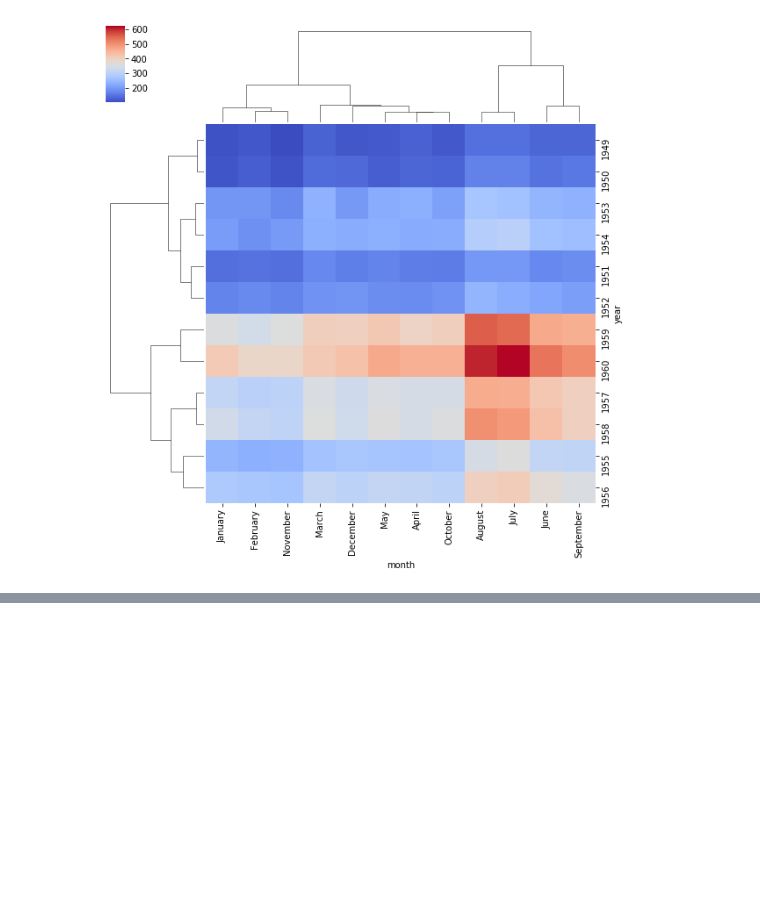
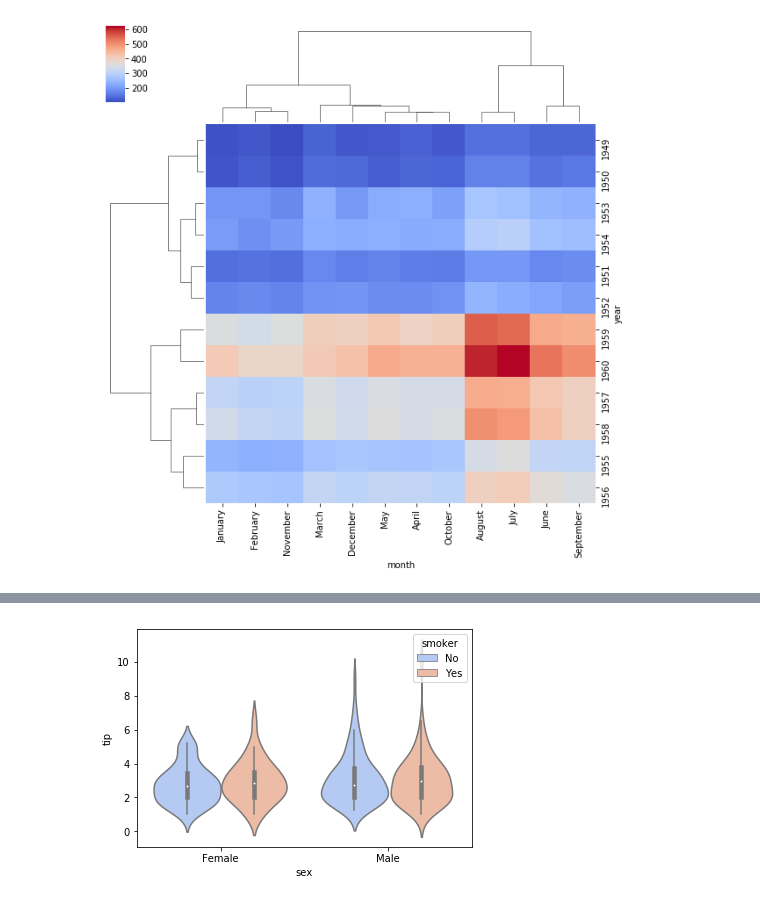
Before and after one commit to yaminisingh31/python, a Jupyter notebook: data_science/Pandas.ipynb, the cells around one changed output, grey strips where cells are left out. Drawn from its saved outputs; the diff is of its cells as text; code cells hidden in the pictures; blank space fills up the shorter version.

```diff
--- a/data_science/Pandas.ipynb
+++ b/data_science/Pandas.ipynb
@@ -348,0 +387,5 @@ sns.clustermap(data,cmap="coolwarm")
+# %%
+sns.violinplot(x="sex",y="tip",hue="smoker",data=df,palette="coolwarm")
+plt.show()
+# %% [output]
+[figure, added]
```
Also changed, not shown: parts of 15 cells of this notebook, 4 other files.
